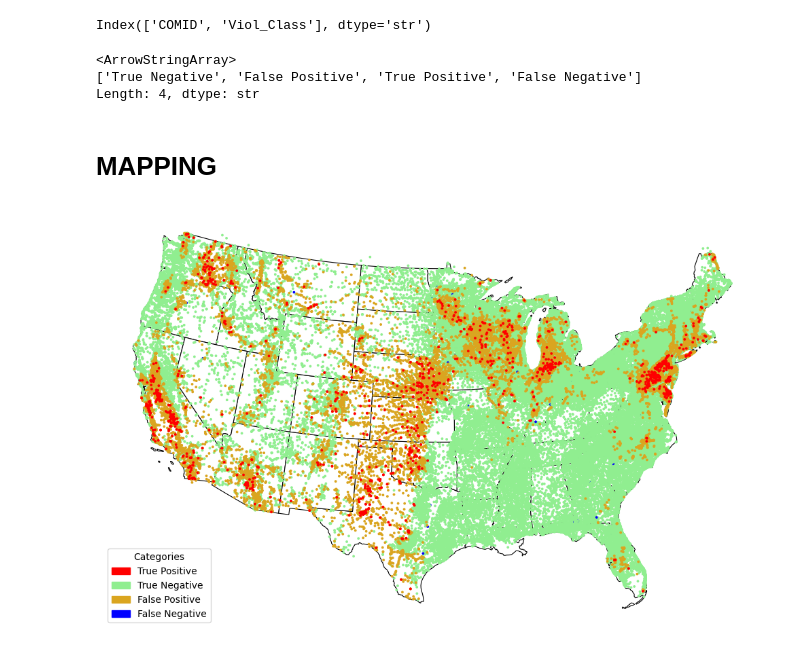
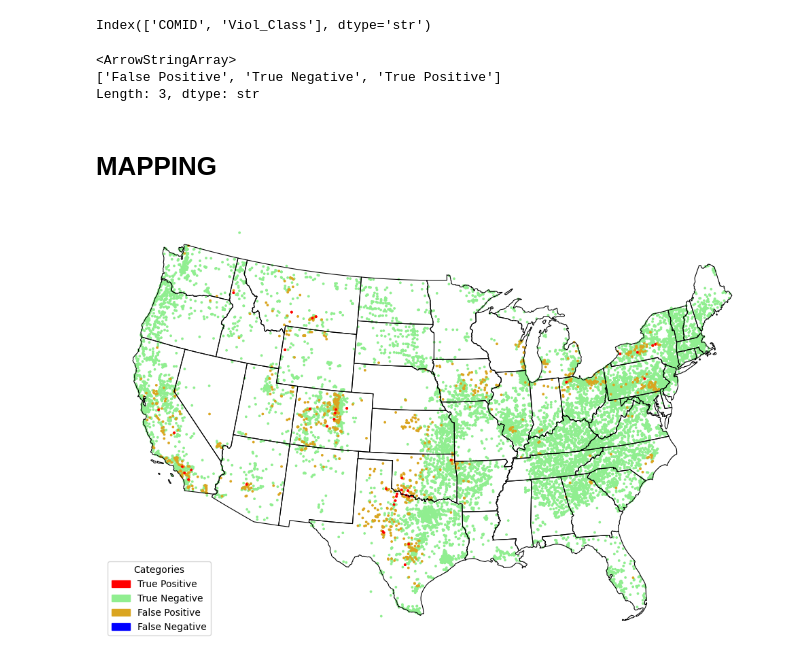
Before and after one commit to mpennino/Future_DW_NO3, a Jupyter notebook: Code/Map_Errors.ipynb, the cells around one changed output. Saved outputs shown, nothing was run; the diff lists cells and outputs as text; code cells hidden in the pictures.

Commit message:
Finished code for mapping model errors

```diff
--- a/Code/Map_Errors.ipynb
+++ b/Code/Map_Errors.ipynb
@@ -23,8 +23,8 @@ import polars as pl
 
 future_dir = 'C:/Users/MPennino/OneDrive - Environmental Protection Agency (EPA)/Projects/OASES/Data/Future_NO3/'
 
-#filename0 = 'torch_predictions_current_All_COMID_sw.parquet'
-filename0 = 'torch_predictions_current_All_COMID_gw.parquet'
+filename0 = 'torch_predictions_current_All_COMID_sw.parquet'
+#filename0 = 'torch_predictions_current_All_COMID_gw.parquet'
 
 preds_curr = pl.read_parquet(future_dir + filename0)
 preds_curr = preds_curr.to_pandas()
@@ -40,8 +31,7 @@ preds_curr.head()
 # %%
 # Load Observation Dataset
-
-#dataset1 = 'Dataset_RF_Model_SW_COMIDS.csv'
-dataset1 = 'Dataset_RF_Model_GW_COMIDS.csv'
+dataset1 = 'Dataset_RF_Model_SW_COMIDS.csv'
+#dataset1 = 'Dataset_RF_Model_GW_COMIDS.csv'
 
 input_data = pd.read_csv(future_dir+dataset1)
 
@@ -77,8 +67,8 @@ unique_array = obs_pred['error'].unique()
 print(unique_array)
 # %% [output]
 <ArrowStringArray>
-['True Negative', 'False Positive', 'True Positive', 'False Negative']
-Length: 4, dtype: str
+['False Positive', 'True Negative', 'True Positive']
+Length: 3, dtype: str
 # %% [markdown]
 # MAPPING
 # %%
@@ -122,12 +112,12 @@ if points1.crs != states.crs:
 fig, ax = plt.subplots(figsize=(10, 10))
 
 # 3. Plot the states boundaries FIRST (as the background)
-states.plot(
-    ax=ax,
-    color='white',      # Fill color of the states
-    edgecolor='black',  # Boundary line color
-    linewidth=0.8
-)
+# states.plot(
+#     ax=ax,
+#     facecolor='none',
+#     edgecolor='black',  # Boundary line color
+#     linewidth=0.8
+# )
 
 # 4. Plot the points SECOND (layered on top)
 points1.plot(
@@ -152,31 +142,39 @@ points2.plot(
     markersize=3,
     color= points2['map_color']#,
 
 )
 
 points3.plot(
     ax=ax,              # Draws it on the exact same axis as the states
     column='error',
     categorical=True,
     legend=True,
     marker='o',
     #facecolors='none', # for open circles
     markersize=3,
     color= points3['map_color']#,
 
 )
 
+states.plot(
+    ax=ax,
+    facecolor='none',
+    edgecolor='black',  # Boundary line color
+    linewidth=0.8
+)
+
+
 # Manually build the legend
 legend_handles = [
     mpatches.Patch(color=color, label=label)
     for label, color in color_map.items()
 ]
 ax.legend(handles=legend_handles, title="Categories")
 
 # Remove the outside axis, ticks, and frame completely
 ax.set_axis_off()
 #plt.title("Most Positively Influential Variables")
 plt.tight_layout()
 plt.show()
 # %% [output]
-[figure, old version]
+[figure, new version]
```
Also changed, not shown: parts of 1 cell of this notebook.
